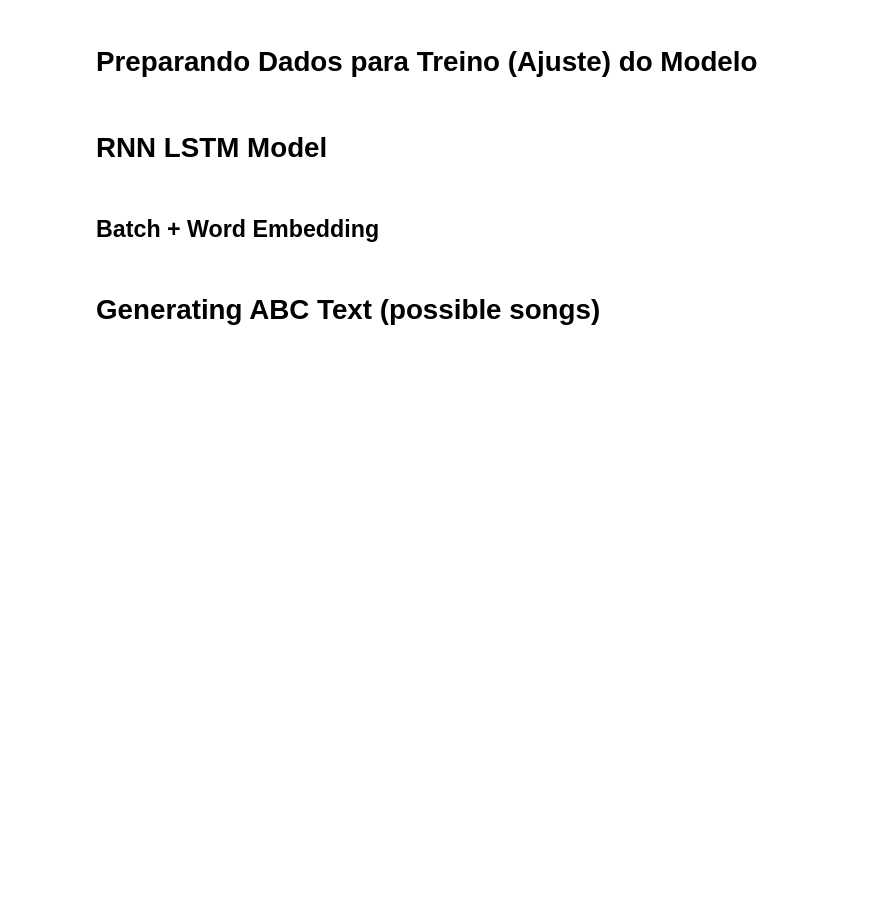
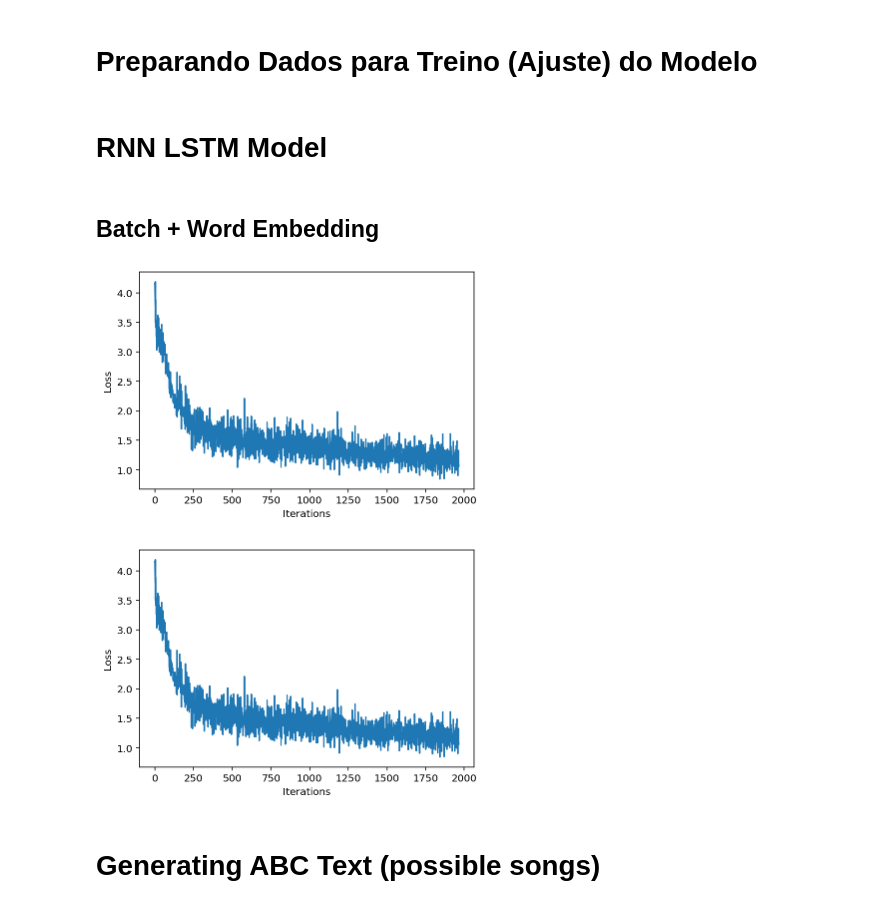
Before and after one commit to nmhahn/TCC_NMH, a Jupyter notebook: scripts/final_script.ipynb, the cells around one changed output. Drawn from its saved outputs; the diff is of its cells as text; code cells hidden in the pictures; blank space fills up the shorter version.

```diff
--- a/scripts/final_script.ipynb
+++ b/scripts/final_script.ipynb
@@ -45,20 +46,20 @@ def extract_song_snippet(text):
     songs = [song[1] for song in search_results]
     # print("Found {} songs in text".format(len(songs)))
     return songs
+
+cwd = os.getcwd()
+songs = []
 # %% [markdown]
 ## Irish Dataset
 # %%
-# cwd = os.getcwd()
-# songs = []
+with open(os.path.join(cwd, 'data', 'irish', 'irish.abc'), 'r') as f:
+    text = f.read()
+    songs = extract_song_snippet(text)
 
-# with open(os.path.join(cwd, 'data', 'irish', 'irish.abc'), 'r') as f:
-#     text = f.read()
-#     songs = extract_song_snippet(text)
-
-# # # Exemplo de musica
-# # example_song = songs[0]
-# # print("\nExample song: ")
-# # print(example_song)
+# # Exemplo de musica
+# example_song = songs[0]
+# print("\nExample song: ")
+# print(example_song)
 # %% [markdown]
 ## ABC Notation Dataset
 # %%
@@ -340,29 +350,32 @@ optimizer = tf.keras.optimizers.Adam(learning_rate)
 # %%
 ###################
 # Begin training! #
 ###################
 
-history = []
+train_loss_history = []
 plotter = PeriodicPlotter(sec=2, xlabel='Iterations', ylabel='Loss')
 if hasattr(tqdm, '_instances'): tqdm._instances.clear() # clear if it exists
 
 for iter in tqdm(range(epochs)):
 
     # Grab a batch and propagate it through the network
     x_train, y_train = prepare_train_data(vectorized_string=vec_songs_train, seq_length=seq_length, method='batch', batch_size=batch_size)
     train_loss = train_step_wordEmbed(x_train, y_train)
     train_loss = train_loss.numpy().mean()
 
     # Update the progress bar
-    history.append(train_loss)
-    plotter.plot(history)
+    train_loss_history.append(train_loss)
+    plotter.plot(train_loss_history)
 
     # Update the model with the changed weights!
     if iter % 100 == 0:
         model.save_weights(checkpoint_prefix)
 
 # Save the trained model and the weights
 model.save_weights(checkpoint_prefix)
+# %% [output]
+[figure, added]
+[figure, added]
 # %%
 x_test, y_test = prepare_train_data(vectorized_string=vec_songs_test, seq_length=seq_length, method='batch', batch_size=batch_size)
 loss = []
```
Also changed, not shown: parts of 8 cells of this notebook, 15 other files.
